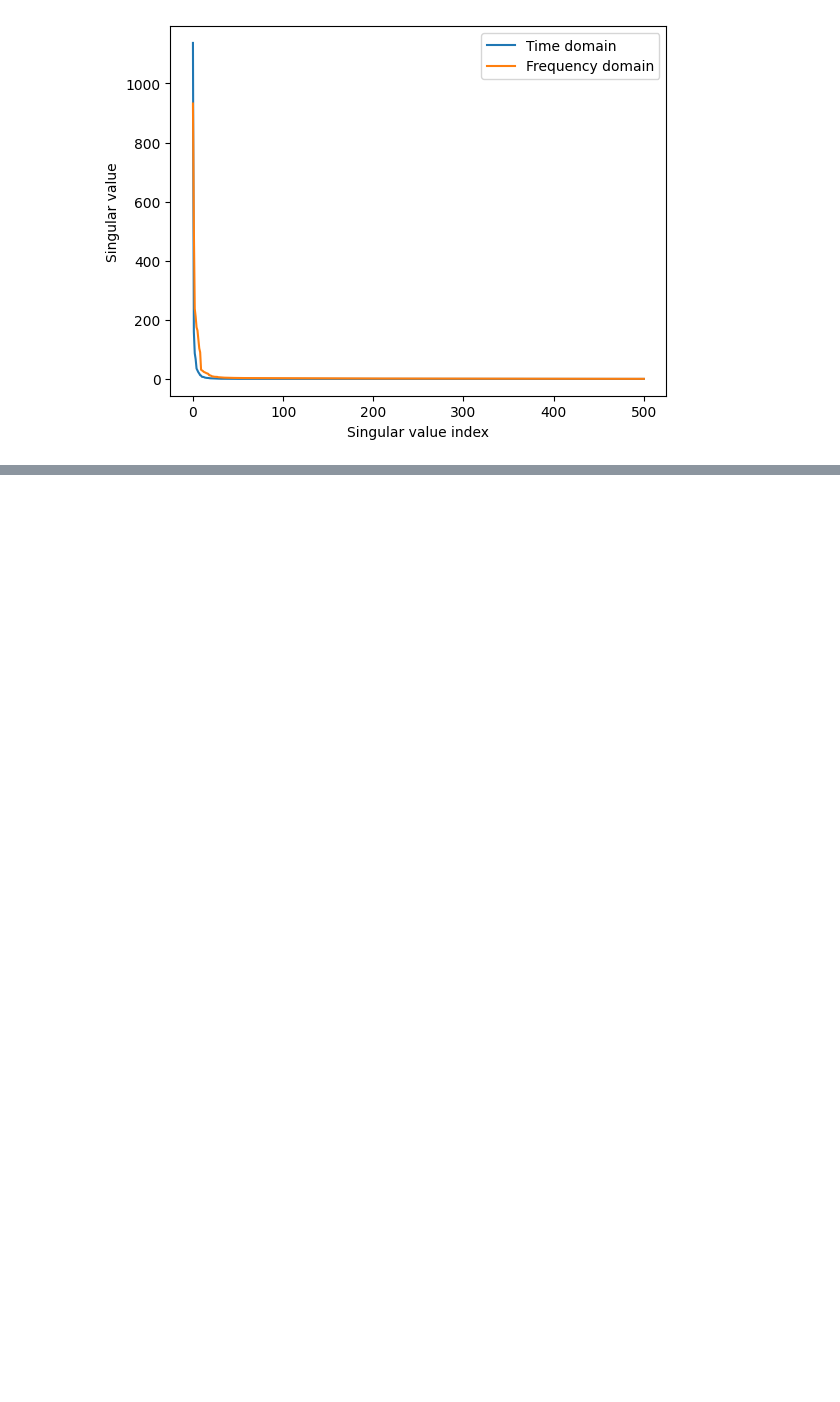
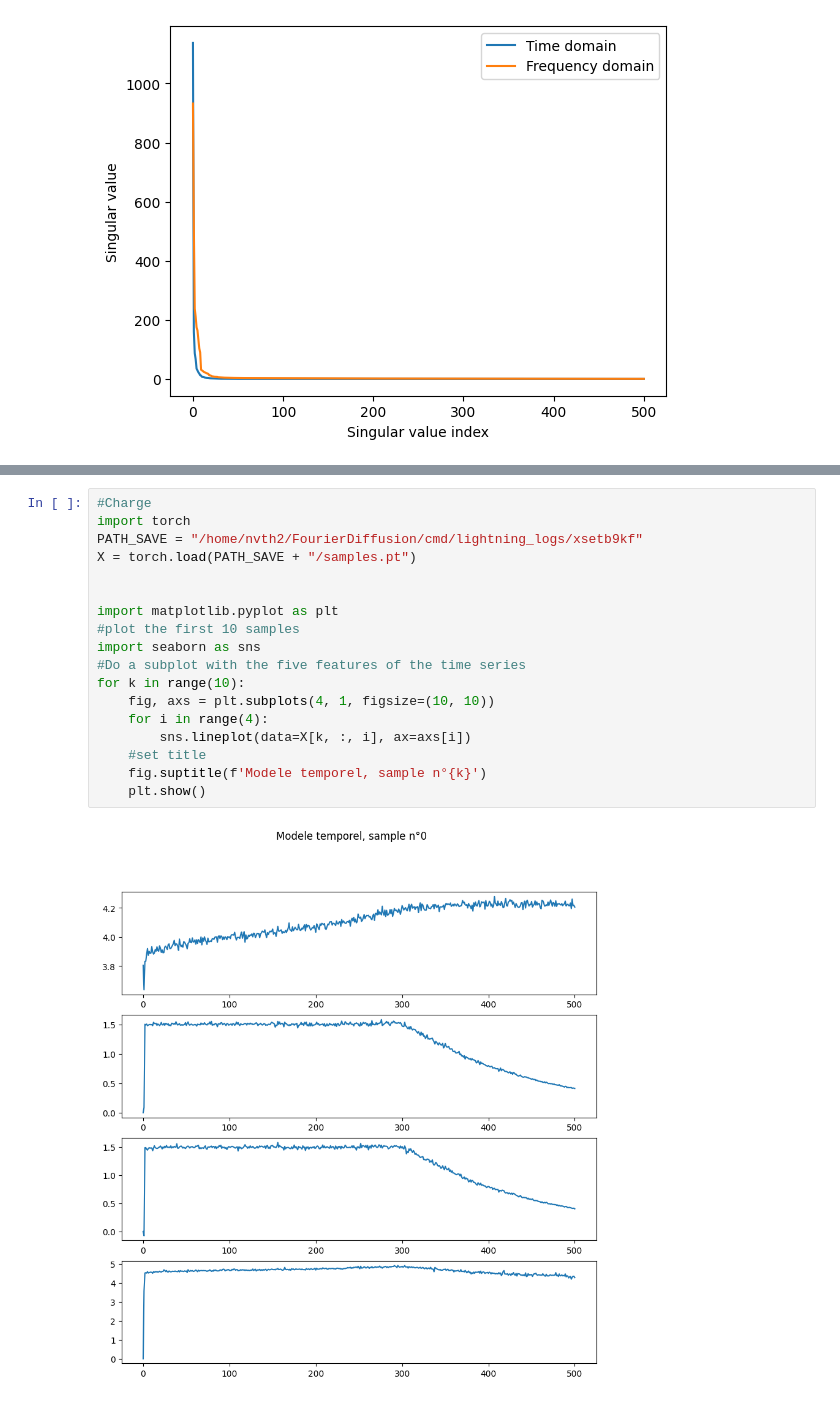
Before and after one commit to JonathanCrabbe/FourierDiffusion, a Jupyter notebook: notebooks/nasa_exploration.ipynb, the cells around one changed output, grey strips where cells are left out. Drawn from its saved outputs; the diff is of its cells as text; blank space fills up the shorter version.

```diff
--- a/notebooks/nasa_exploration.ipynb
+++ b/notebooks/nasa_exploration.ipynb
@@ -257,0 +306,20 @@ Text(0, 0.5, 'Singular value')
+# %%
+#Charge
+import torch
+PATH_SAVE = "/home/nvth2/FourierDiffusion/cmd/lightning_logs/xsetb9kf"
+X = torch.load(PATH_SAVE + "/samples.pt")
+
+
+import matplotlib.pyplot as plt
+#plot the first 10 samples
+import seaborn as sns
+#Do a subplot with the five features of the time series
+for k in range(10):
+    fig, axs = plt.subplots(4, 1, figsize=(10, 10))
+    for i in range(4):
+        sns.lineplot(data=X[k, :, i], ax=axs[i])
+    #set title
+    fig.suptitle(f'Modele temporel, sample n°{k}')
+    plt.show()
+# %% [output]
+[figure, added]
```
Also changed, not shown: parts of 9 cells of this notebook, 3 other files.
